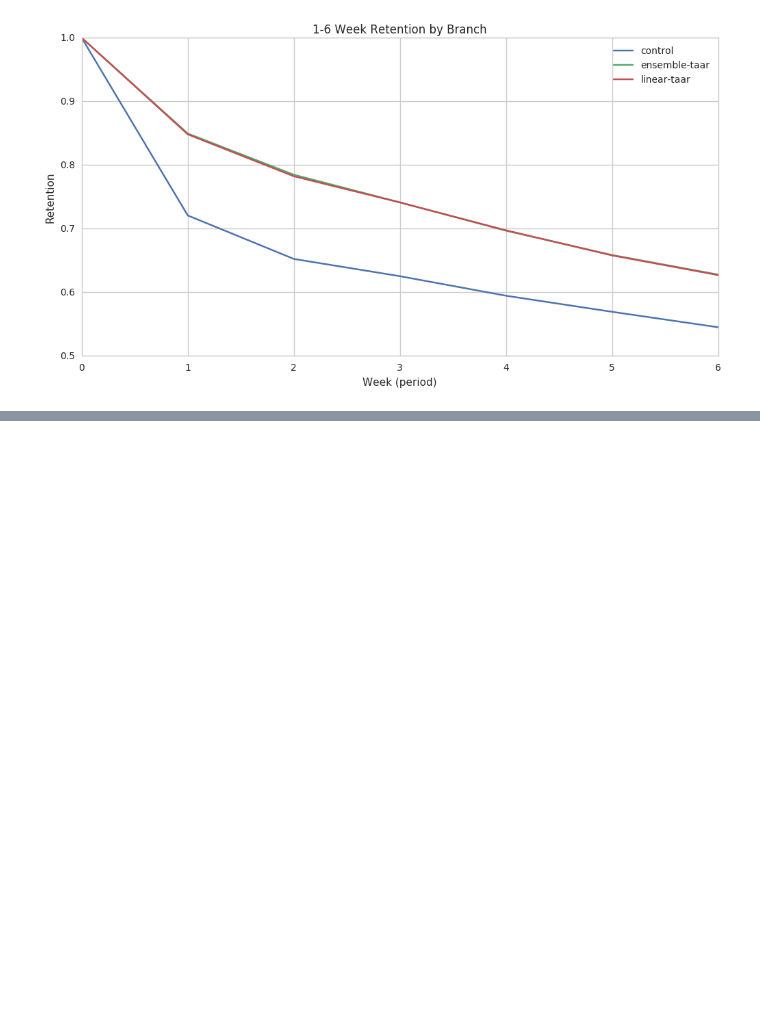
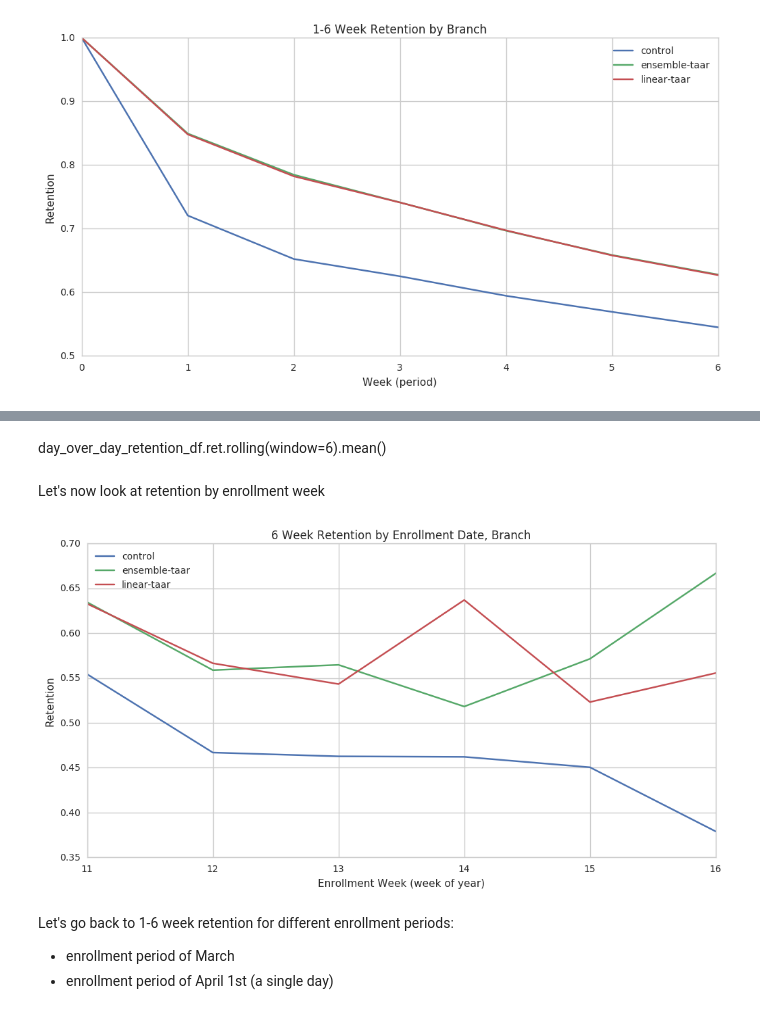
Before and after one commit to mozilla/taar, a Jupyter notebook: analysis/TAARExperimentV2Retention.ipynb, the cells around one changed output, grey strips where cells are left out. Drawn from its saved outputs; the diff is of its cells as text; code cells hidden in the pictures; blank space fills up the shorter version.

```diff
--- a/analysis/TAARExperimentV2Retention.ipynb
+++ b/analysis/TAARExperimentV2Retention.ipynb
@@ -195,0 +252,48 @@ ret[ret.period == 6.0].sort_values("retention", ascending=False)
+# %% [markdown]
+day_over_day_retention_df.ret.rolling(window=6).mean()
+# %% [markdown]
+Let's now look at retention by enrollment week
+# %%
+# add week of year column
+joined = joined.withColumn("week", F.weekofyear(F.concat(
+    F.substring("enrollment_date", 0, 4),
+    F.lit('-'),
+    F.substring("enrollment_date", 5, 2),
+    F.lit('-'),
+    F.substring("enrollment_date", 7, 2))))
+
+week_over_week_retention = []
+for i in range(6):
+    w = 11 + i
+    joinedx = joined.filter("week = {}".format(w))
+    ret_dfx = get_retention(joinedx)
+    week6 = ret_dfx[ret_dfx.period == 6.0]
+    for b, data in week6.groupby("branch"):
+        x = {
+            'branch': b,
+            'ret': data['retention'].values[0],
+            'week': w
+        }
+        week_over_week_retention.append(x)
+# %%
+week_over_week_retention_df = pd.DataFrame(week_over_week_retention)
+
+plt.rcParams['figure.figsize'] = (12, 6)
+fig, ax = plt.subplots()
+for group, data in week_over_week_retention_df.groupby("branch"):
+    (data.sort_values("week")
+         .plot(x='week',
+               y='ret',
+               ax=ax,
+               label=group))
+plt.ylabel("Retention")
+plt.xlabel("Enrollment Week (week of year)")
+plt.title("6 Week Retention by Enrollment Date, Branch")
+plt.show()
+# %% [output]
+[figure, added]
+# %% [markdown]
+Let's go back to 1-6 week retention for different enrollment periods:
+
+* enrollment period of March
+* enrollment period of April 1st (a single day)
```
Also changed, not shown: parts of 25 cells of this notebook.
